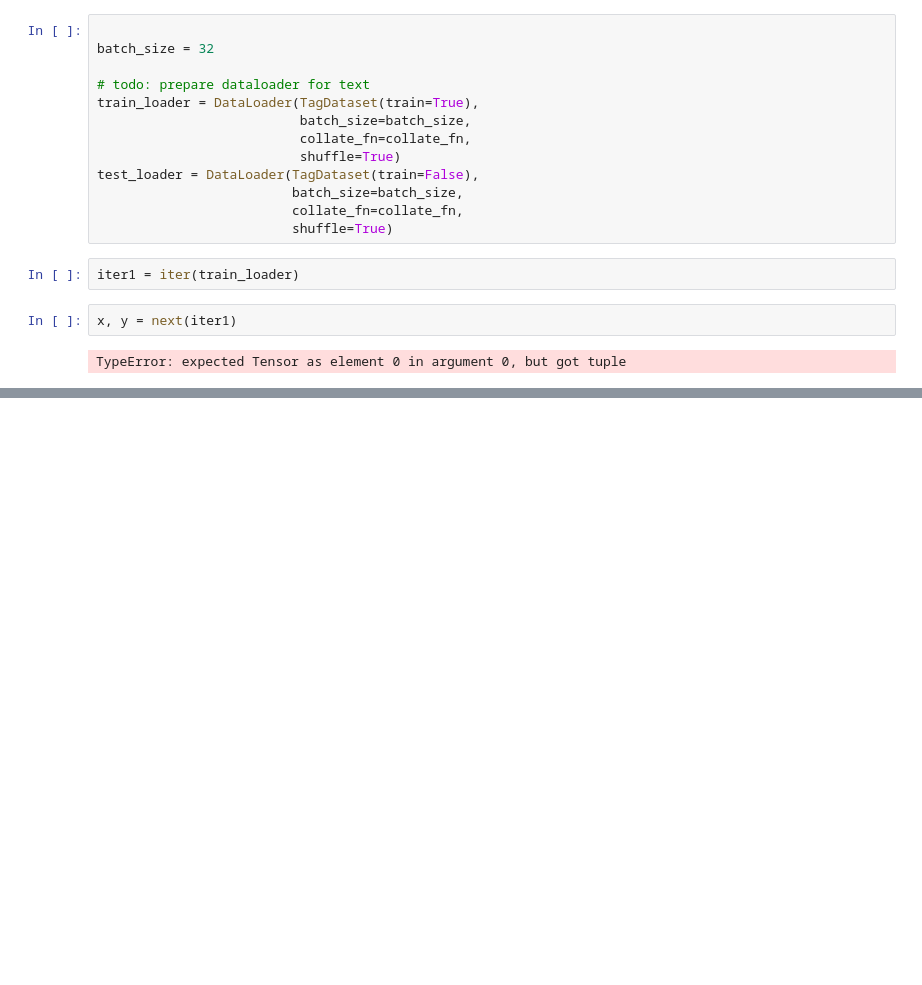
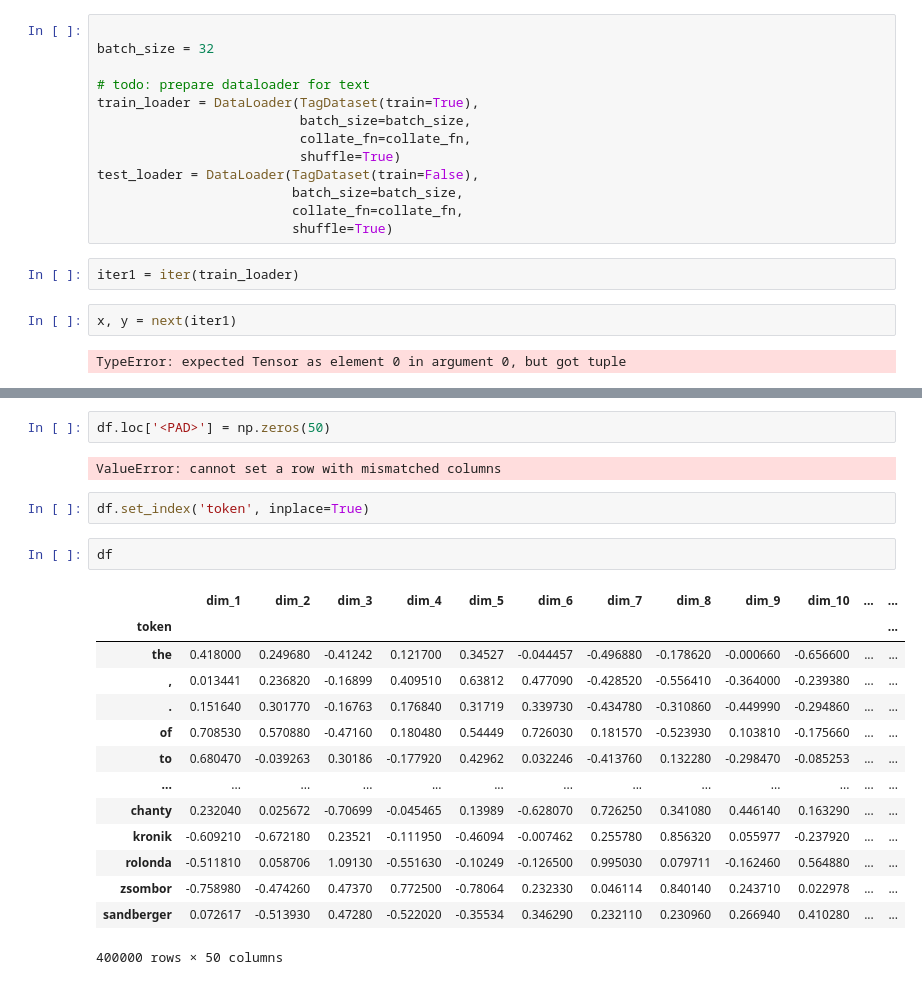
Before and after one commit to jamestang7/EECS595, a Jupyter notebook: HW2/draft_toyLSTM.py.ipynb, the cells around one changed output, grey strips where cells are left out. Saved outputs shown, nothing was run; the diff lists cells and outputs as text; blank space fills up the shorter version.

```diff
--- a/HW2/draft_toyLSTM.py.ipynb
+++ b/HW2/draft_toyLSTM.py.ipynb
@@ -382,0 +388,23 @@ TypeError: expected Tensor as element 0 in argument 0, but got list
+# %%
+df.loc['<PAD>'] = np.zeros(50)
+# %% [output]
+ValueError: cannot set a row with mismatched columns
+# %%
+df.set_index('token', inplace=True)
+# %%
+df
+# %% [output]
+|  | dim_1 | dim_2 | dim_3 | dim_4 | dim_5 | dim_6 | dim_7 | dim_8 | dim_9 | dim_10 | ... | ... |
+| token |  |  |  |  |  |  |  |  |  |  |  | ... |
+| the | 0.418000 | 0.249680 | -0.41242 | 0.121700 | 0.34527 | -0.044457 | -0.496880 | -0.178620 | -0.000660 | -0.656600 | ... | ... |
+| , | 0.013441 | 0.236820 | -0.16899 | 0.409510 | 0.63812 | 0.477090 | -0.428520 | -0.556410 | -0.364000 | -0.239380 | ... | ... |
+| . | 0.151640 | 0.301770 | -0.16763 | 0.176840 | 0.31719 | 0.339730 | -0.434780 | -0.310860 | -0.449990 | -0.294860 | ... | ... |
+| of | 0.708530 | 0.570880 | -0.47160 | 0.180480 | 0.54449 | 0.726030 | 0.181570 | -0.523930 | 0.103810 | -0.175660 | ... | ... |
+| to | 0.680470 | -0.039263 | 0.30186 | -0.177920 | 0.42962 | 0.032246 | -0.413760 | 0.132280 | -0.298470 | -0.085253 | ... | ... |
+| ... | ... | ... | ... | ... | ... | ... | ... | ... | ... | ... | ... | ... |
+| chanty | 0.232040 | 0.025672 | -0.70699 | -0.045465 | 0.13989 | -0.628070 | 0.726250 | 0.341080 | 0.446140 | 0.163290 | ... | ... |
+| kronik | -0.609210 | -0.672180 | 0.23521 | -0.111950 | -0.46094 | -0.007462 | 0.255780 | 0.856320 | 0.055977 | -0.237920 | ... | ... |
+| rolonda | -0.511810 | 0.058706 | 1.09130 | -0.551630 | -0.10249 | -0.126500 | 0.995030 | 0.079711 | -0.162460 | 0.564880 | ... | ... |
+| zsombor | -0.758980 | -0.474260 | 0.47370 | 0.772500 | -0.78064 | 0.232330 | 0.046114 | 0.840140 | 0.243710 | 0.022978 | ... | ... |
+| sandberger | 0.072617 | -0.513930 | 0.47280 | -0.522020 | -0.35534 | 0.346290 | 0.232110 | 0.230960 | 0.266940 | 0.410280 | ... | ... |
+400000 rows × 50 columns
```
Also changed, not shown: parts of 2 cells of this notebook, 1 other file.
